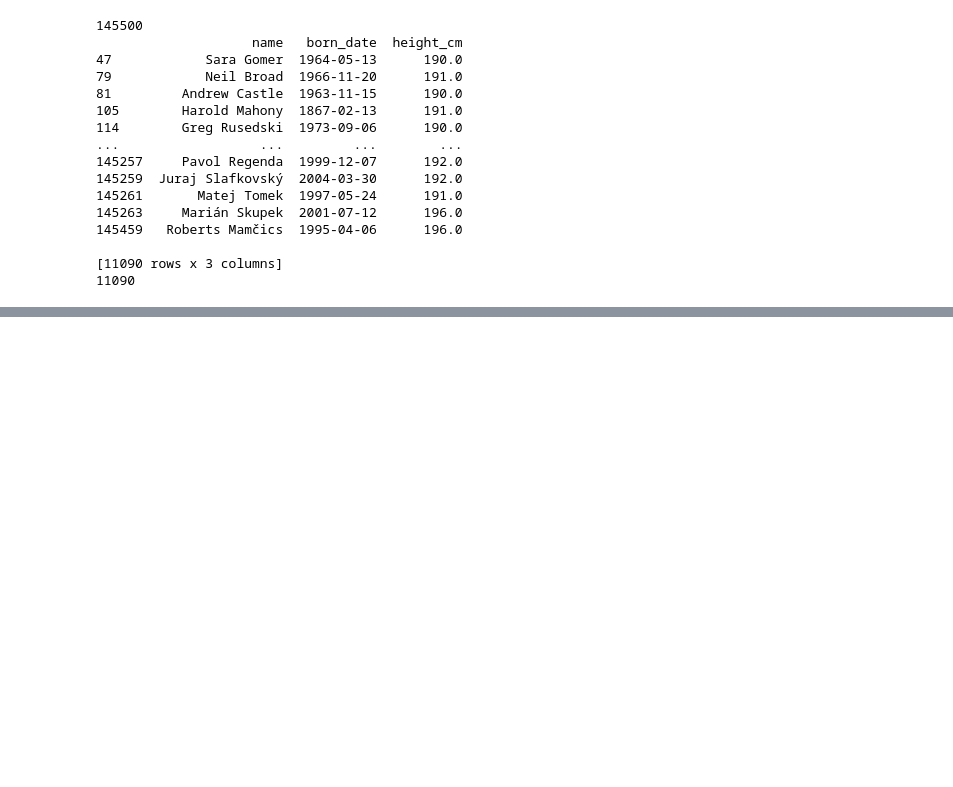
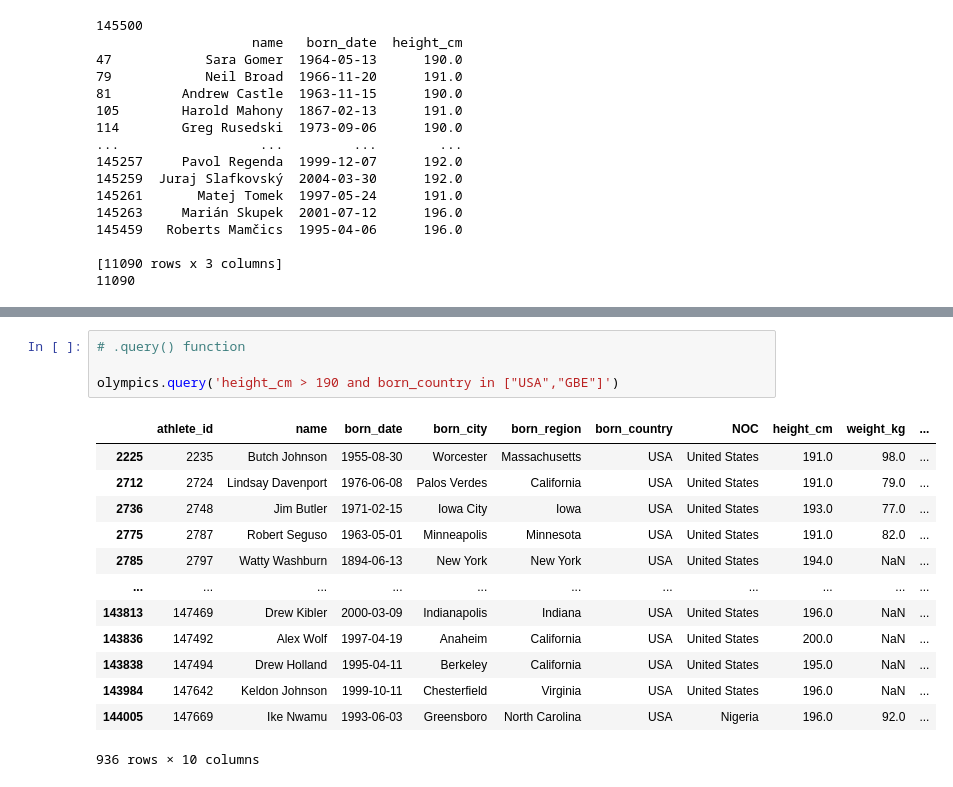
Before and after one commit to omkarpatole1799/numpy, a Jupyter notebook: pandas.ipynb, the cells around one changed output, grey strips where cells are left out. Saved outputs shown, nothing was run; the diff lists cells and outputs as text; blank space fills up the shorter version.

Commit message:
.query() method

```diff
--- a/pandas.ipynb
+++ b/pandas.ipynb
@@ -508,0 +552,18 @@ print(len(sorted_by_height))
+# %%
+# .query() function
+
+olympics.query('height_cm > 190 and born_country in ["USA","GBE"]')
+# %% [output]
+|  | athlete_id | name | born_date | born_city | born_region | born_country | NOC | height_cm | weight_kg | ... |
+| 2225 | 2235 | Butch Johnson | 1955-08-30 | Worcester | Massachusetts | USA | United States | 191.0 | 98.0 | ... |
+| 2712 | 2724 | Lindsay Davenport | 1976-06-08 | Palos Verdes | California | USA | United States | 191.0 | 79.0 | ... |
+| 2736 | 2748 | Jim Butler | 1971-02-15 | Iowa City | Iowa | USA | United States | 193.0 | 77.0 | ... |
+| 2775 | 2787 | Robert Seguso | 1963-05-01 | Minneapolis | Minnesota | USA | United States | 191.0 | 82.0 | ... |
+| 2785 | 2797 | Watty Washburn | 1894-06-13 | New York | New York | USA | United States | 194.0 | NaN | ... |
+| ... | ... | ... | ... | ... | ... | ... | ... | ... | ... | ... |
+| 143813 | 147469 | Drew Kibler | 2000-03-09 | Indianapolis | Indiana | USA | United States | 196.0 | NaN | ... |
+| 143836 | 147492 | Alex Wolf | 1997-04-19 | Anaheim | California | USA | United States | 200.0 | NaN | ... |
+| 143838 | 147494 | Drew Holland | 1995-04-11 | Berkeley | California | USA | United States | 195.0 | NaN | ... |
+| 143984 | 147642 | Keldon Johnson | 1999-10-11 | Chesterfield | Virginia | USA | United States | 196.0 | NaN | ... |
+| 144005 | 147669 | Ike Nwamu | 1993-06-03 | Greensboro | North Carolina | USA | Nigeria | 196.0 | 92.0 | ... |
+936 rows × 10 columns
```
Also changed, not shown: parts of 3 cells of this notebook.
